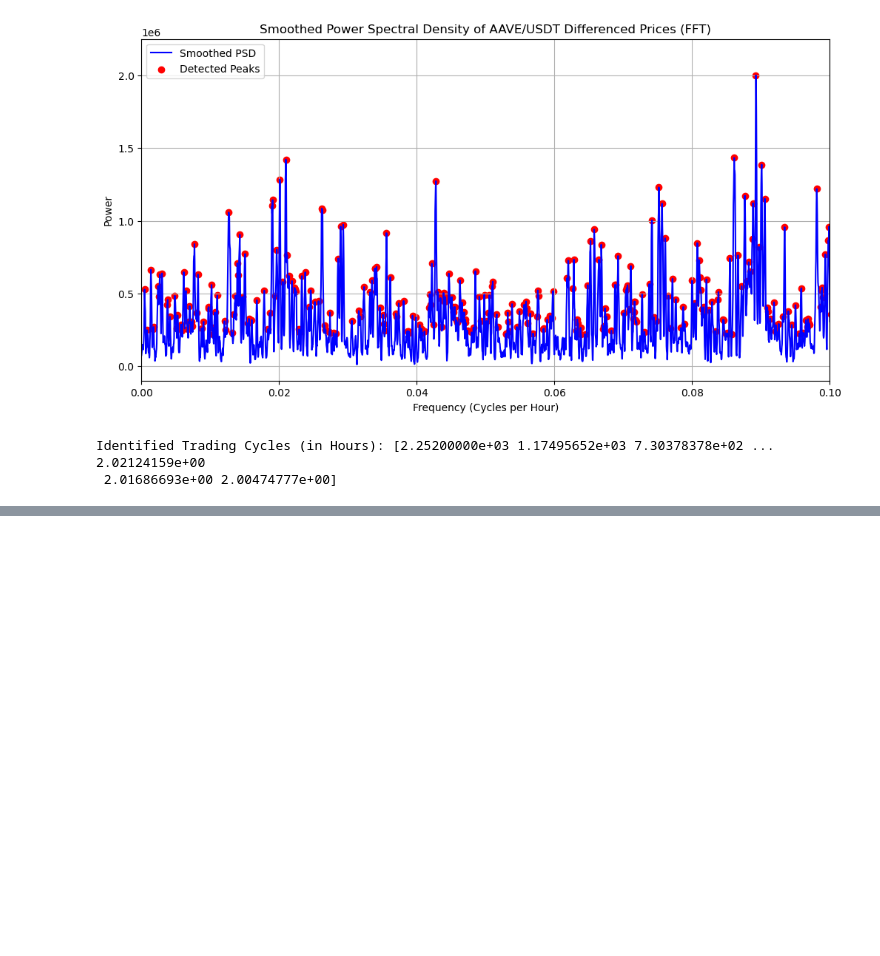
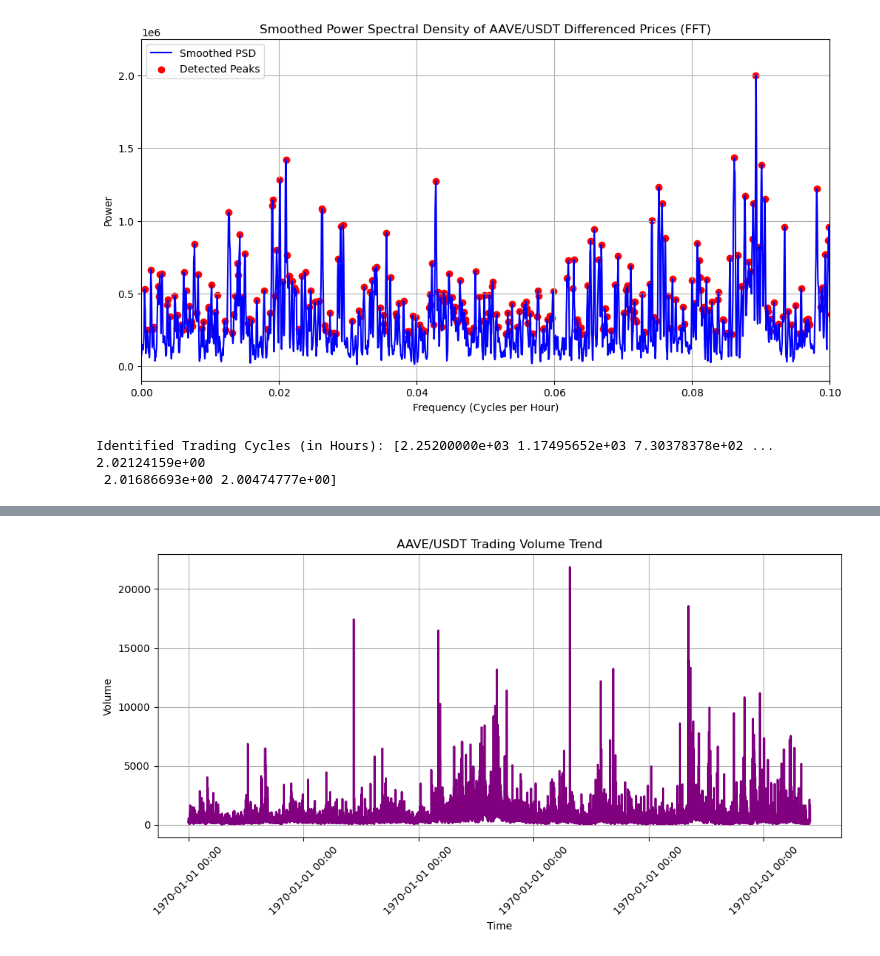
Before and after one commit to vamsin07/DSC-244-FFT, a Jupyter notebook: FFT.ipynb, the cells around one changed output, grey strips where cells are left out. Saved outputs shown, nothing was run; the diff lists cells and outputs as text; code cells hidden in the pictures; blank space fills up the shorter version.

```diff
--- a/FFT.ipynb
+++ b/FFT.ipynb
@@ -276,0 +337,35 @@ Identified Trading Cycles (in Hours): [2.25200000e+03 1.17495652e+03 7.30378378e
+# %%
+import pandas as pd
+import matplotlib.pyplot as plt
+import matplotlib.dates as mdates
+
+# Load dataset
+file_path = "fixed_AAVEUSDT_hourly.csv"  # Ensure correct path
+df = pd.read_csv(file_path)
+
+# Check first few rows to verify timestamp format
+print(df.head())
+
+# Fix: Convert timestamp properly
+df["timestamp"] = pd.to_datetime(df["timestamp"], errors='coerce')  # Ensure correct datetime format
+
+# Verify correct parsing
+print(df["timestamp"].head())
+
+# Create a figure and axis
+fig, ax = plt.subplots(figsize=(12, 5))
+
+# Plot Trading Volume with Correct Time Format
+ax.plot(df["timestamp"], df["volume"], color='purple', linewidth=2)
+
+# Fix: Properly format x-axis labels
+ax.xaxis.set_major_formatter(mdates.DateFormatter('%Y-%m-%d %H:%M'))  # Correct format
+ax.xaxis.set_major_locator(mdates.AutoDateLocator())  # Auto-adjusts tick spacing
+
+plt.xlabel("Time")
+plt.ylabel("Volume")
+plt.title("AAVE/USDT Trading Volume Trend")
+plt.xticks(rotation=45)  # Rotate for readability
+plt.grid()
+plt.show()
+# %% [output]
@@ -276,0 +391 @@ Identified Trading Cycles (in Hours): [2.25200000e+03 1.17495652e+03 7.30378378e
+[figure, added]
```
Also changed, not shown: parts of 19 cells of this notebook, 1 other file.
